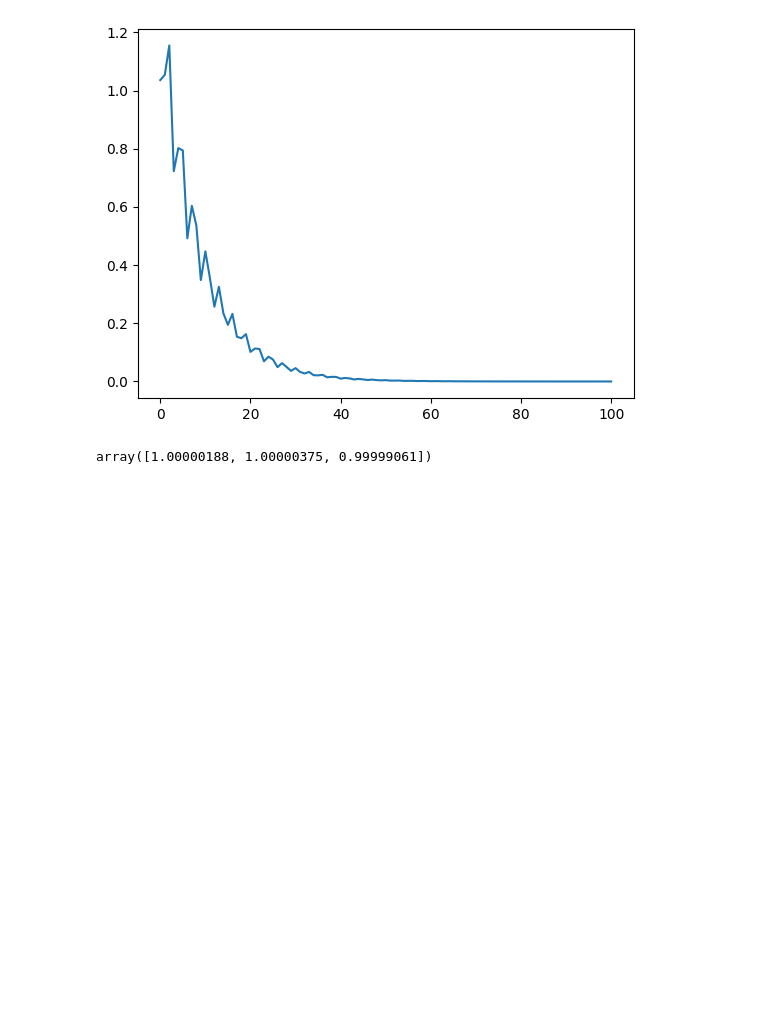
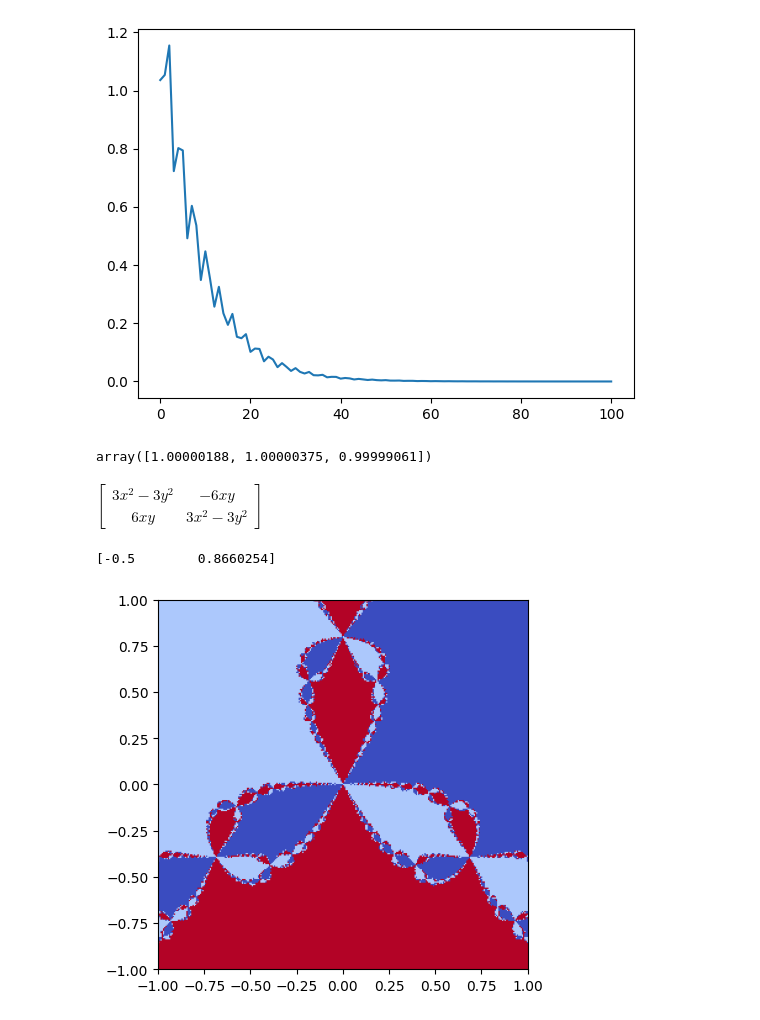
Before and after one commit to NoDanCoder/AirBnB_clone, a Jupyter notebook: Semana10/NewtonRaphson.ipynb, the cells around one changed output. Cells and saved outputs as stored; diff of their text form; code cells hidden in the pictures; blank space fills up the shorter version.

```diff
--- a/Semana10/NewtonRaphson.ipynb
+++ b/Semana10/NewtonRaphson.ipynb
@@ -91,0 +98,63 @@ array([1.00000188, 1.00000375, 0.99999061])
+# %%
+def f(z):
+  return z**3 - 1
+# %%
+F = [sym.re(f(z)), sym.im(f(z))]
+# %%
+J = sym.Matrix(F).jacobian([x, y])
+# %%
+J
+# %% [output]
+$\displaystyle \left[\begin{matrix}3 x^{2} - 3 y^{2} & - 6 x y\\6 x y & 3 x^{2} - 3 y^{2}\end{matrix}\right]$
+# %%
+Fn = sym.lambdify([x, y], F, "numpy")
+Jn = sym.lambdify([x, y], J, "numpy")
+# %%
+def NewtonRaphson(z0, Fn, Jn, tol=1e-7, maxiter=100):
+    r = np.array(z0, dtype=float)
+    it = 0
+    d = 10
+    Distancias = np.array([])
+
+    while d > tol and it < maxiter:
+        F = np.array(Fn(*r), dtype=float)
+        J = np.array(Jn(*r), dtype=float)
+        InvJ = np.linalg.inv(J)
+        r_new = r - np.dot(InvJ, F)
+        d = np.linalg.norm(r_new - r)
+        Distancias = np.append(Distancias, d)
+        r = r_new
+        it += 1
+
+    return r, Distancias
+
+
+print(newton_raphson([0.5, 0.5], Fn, Jn))
+# %% [output]
+[-0.5        0.8660254]
+# %%
+roots = np.array([
+    [-0.5, np.sqrt(3) / 2],
+    [-0.5, -np.sqrt(3) / 2],
+    [1.0, 0.0],
+])
+colors = [20, 100, 255]
+
+N = 300
+x_grid = np.linspace(-1, 1, N)
+y_grid = np.linspace(-1, 1, N)
+Fractal = np.zeros((N, N), np.int64)
+
+for i, yi in enumerate(y_grid):
+    for j, xj in enumerate(x_grid):
+        try:
+            root = newton_raphson([xj, yi], Fn, Jn)
+        except np.linalg.LinAlgError:
+            continue
+        nearest = np.argmin(np.linalg.norm(roots - root, axis=1))
+        Fractal[i, j] = colors[nearest]
+
+plt.imshow(Fractal.T, cmap="coolwarm", extent=[-1, 1, -1, 1])
+plt.show()
+# %% [output]
+[figure, added]
```
Also changed, not shown: parts of 3 cells of this notebook.
